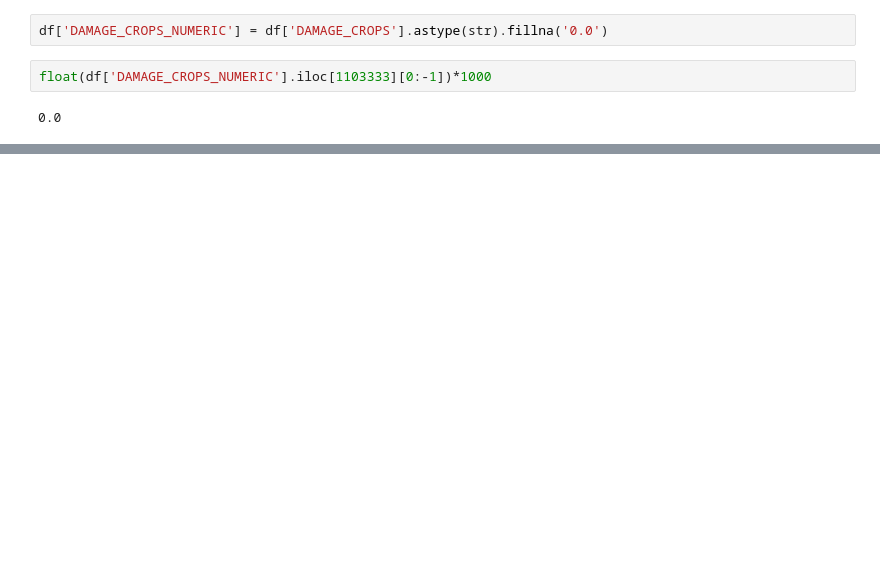
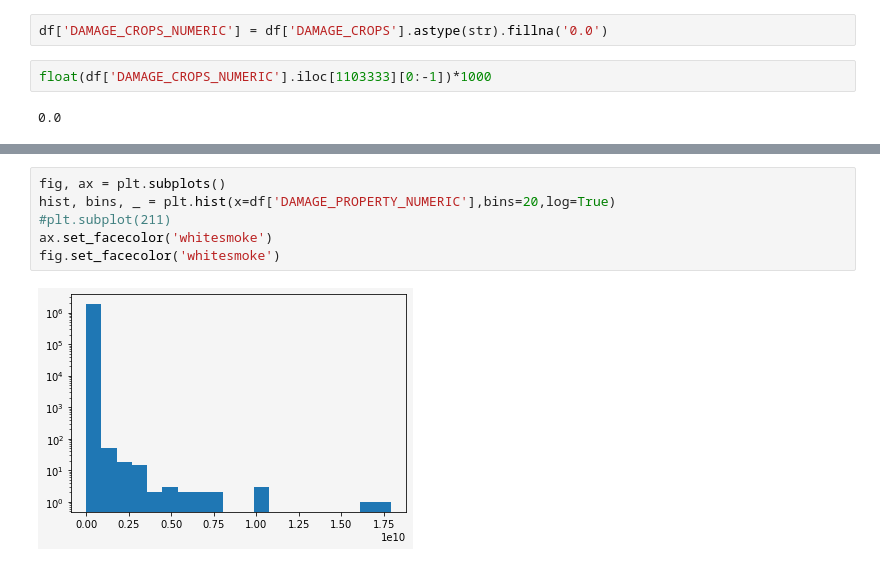
Before and after one commit to lexbuko22/NOAA_Weather_Event_Datamining, a Jupyter notebook: Storm-Event-Data Notebook.ipynb, the cells around one changed output, grey strips where cells are left out. Drawn from its saved outputs; the diff is of its cells as text; blank space fills up the shorter version.

```diff
--- a/Storm-Event-Data Notebook.ipynb
+++ b/Storm-Event-Data Notebook.ipynb
@@ -250,0 +300,8 @@ g.figure.set_size_inches(11.7, 12)
+# %%
+fig, ax = plt.subplots()
+hist, bins, _ = plt.hist(x=df['DAMAGE_PROPERTY_NUMERIC'],bins=20,log=True)
+#plt.subplot(211)
+ax.set_facecolor('whitesmoke')
+fig.set_facecolor('whitesmoke')
+# %% [output]
+[figure, added]
```
Also changed, not shown: parts of 10 cells of this notebook.
